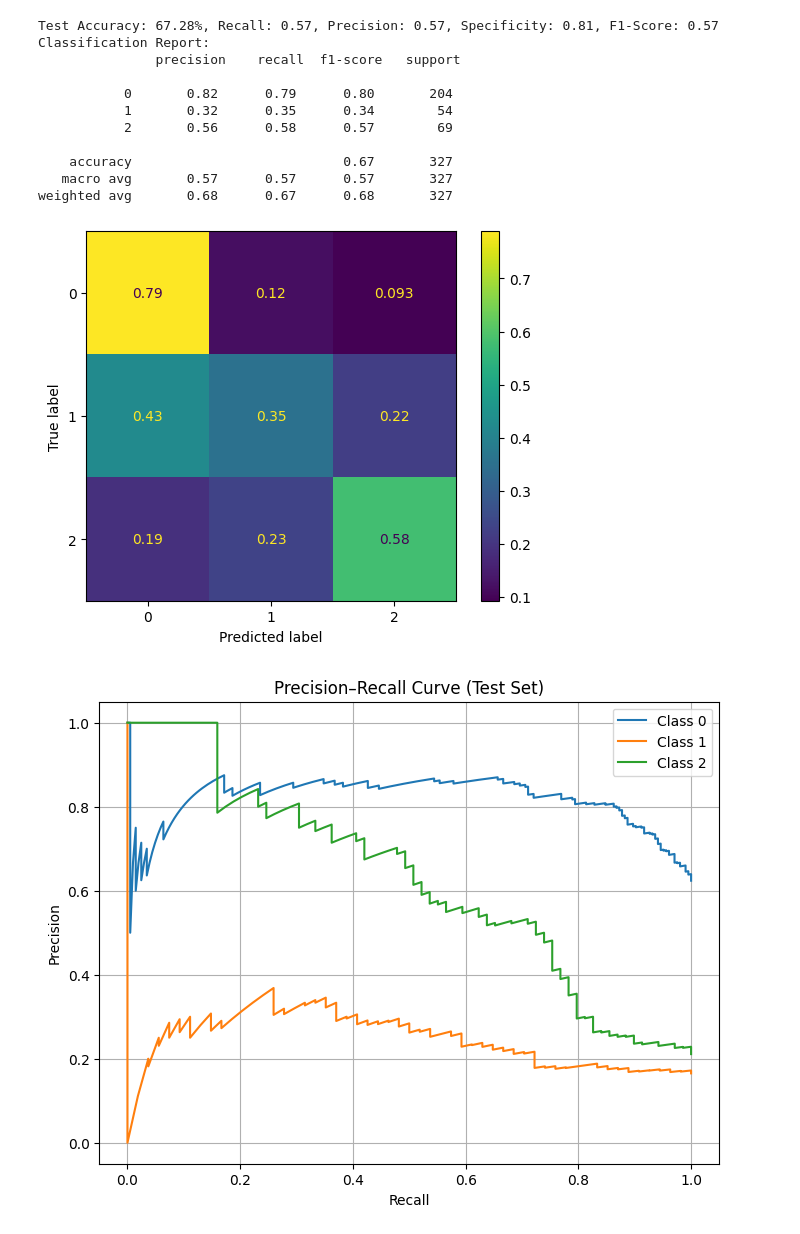
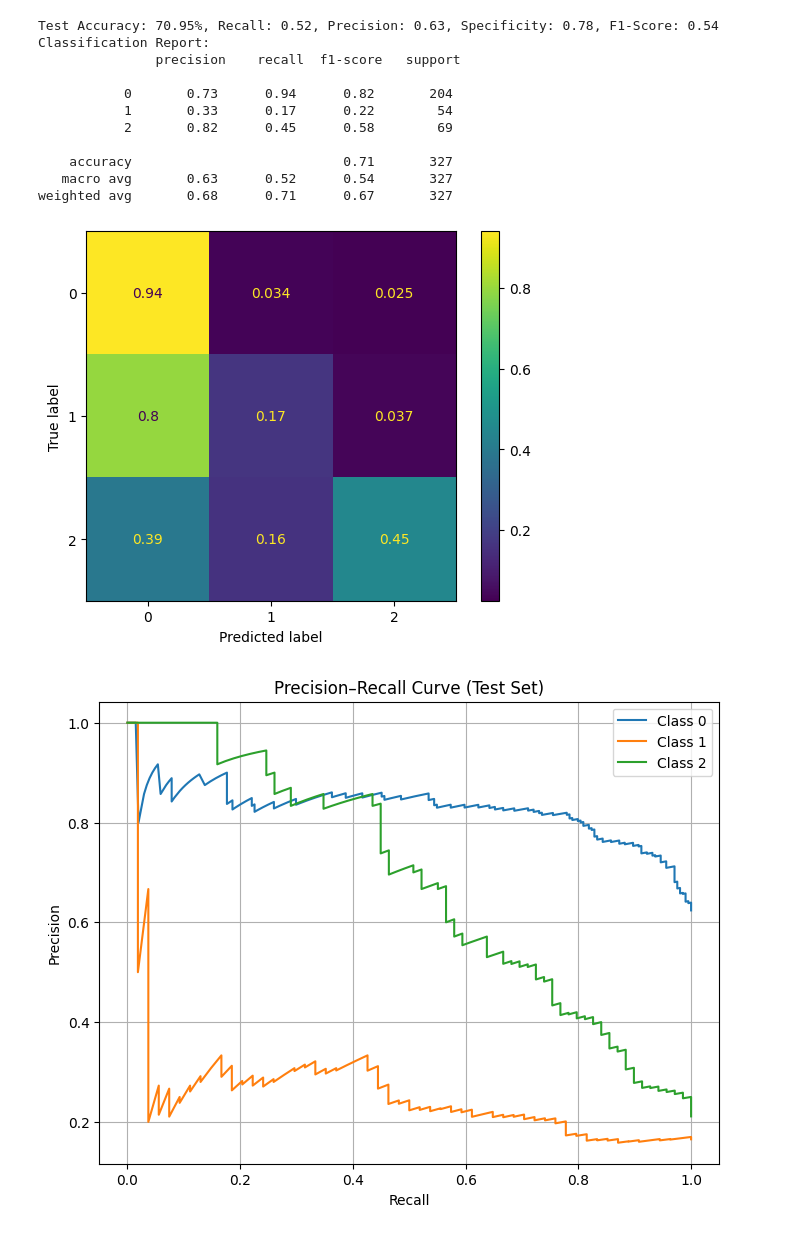
Before and after one commit to matthewmcgrath80/final_project, a Jupyter notebook: final_project_MESSIDOR2_without_3_4.ipynb, the cells around one changed output. Cells and saved outputs as stored; diff of their text form; code cells hidden in the pictures.

```diff
--- a/final_project_MESSIDOR2_without_3_4.ipynb
+++ b/final_project_MESSIDOR2_without_3_4.ipynb
@@ -145,7 +145,7 @@ optimizer = torch.optim.Adam([
 
 # Model training
 
-total_epoch = 10
+total_epoch = 15
 recall_macro = MulticlassRecall(num_classes=3, average="macro").to(device)
 precision_macro = MulticlassPrecision(num_classes=3, average="macro").to(device)
 specificity_macro = MulticlassSpecificity(num_classes=3, average="macro").to(device)
@@ -326,13 +326,13 @@ weighted avg       0.95      0.95      0.95      1307
-Test Accuracy: 67.28%, Recall: 0.57, Precision: 0.57, Specificity: 0.81, F1-Score: 0.57
+Test Accuracy: 70.95%, Recall: 0.52, Precision: 0.63, Specificity: 0.78, F1-Score: 0.54
 Classification Report:
                precision    recall  f1-score   support
 
-           0       0.82      0.79      0.80       204
-           1       0.32      0.35      0.34        54
-           2       0.56      0.58      0.57        69
+           0       0.73      0.94      0.82       204
+           1       0.33      0.17      0.22        54
+           2       0.82      0.45      0.58        69
 
-    accuracy                           0.67       327
-   macro avg       0.57      0.57      0.57       327
-weighted avg       0.68      0.67      0.68       327
+    accuracy                           0.71       327
+   macro avg       0.63      0.52      0.54       327
+weighted avg       0.68      0.71      0.67       327
-[figure, old version]
+[figure, new version]
-[figure, old version]
+[figure, new version]
```
Also changed, not shown: parts of 4 cells of this notebook.
